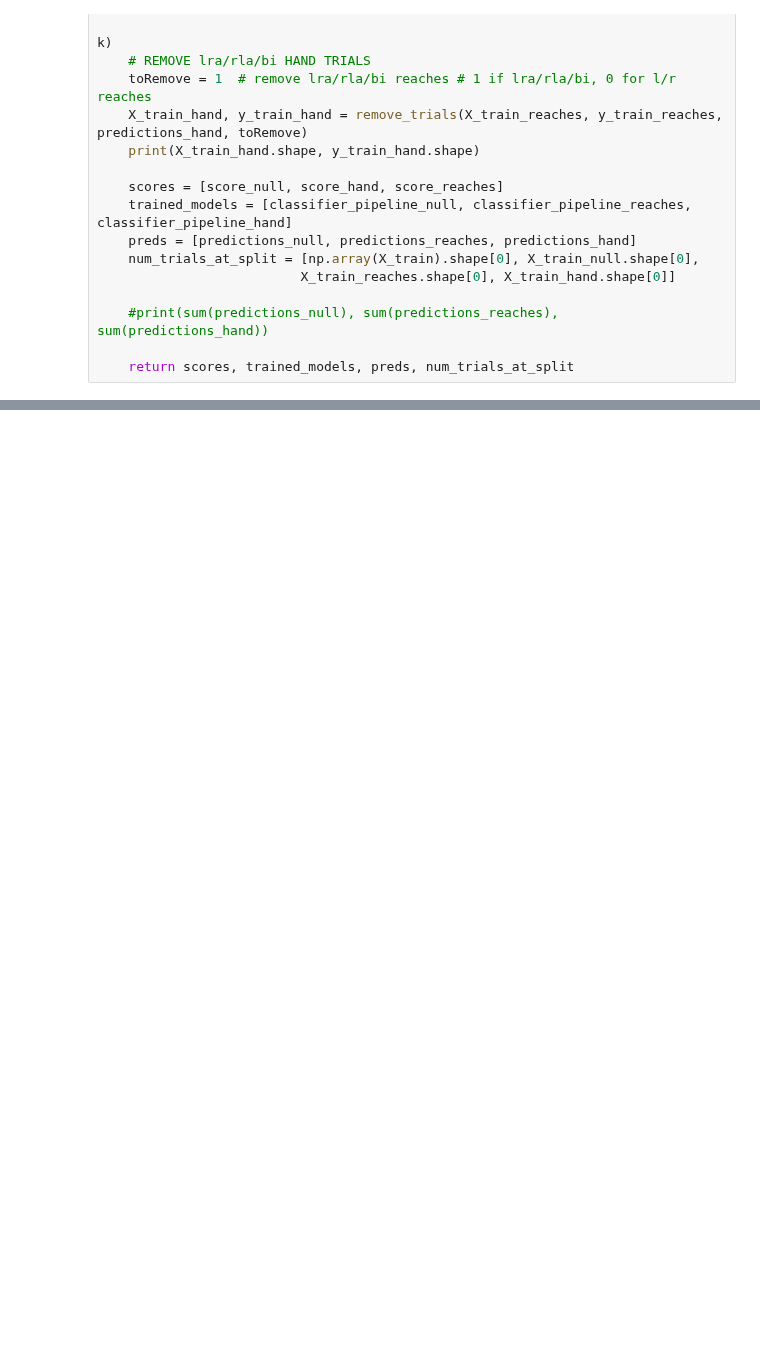
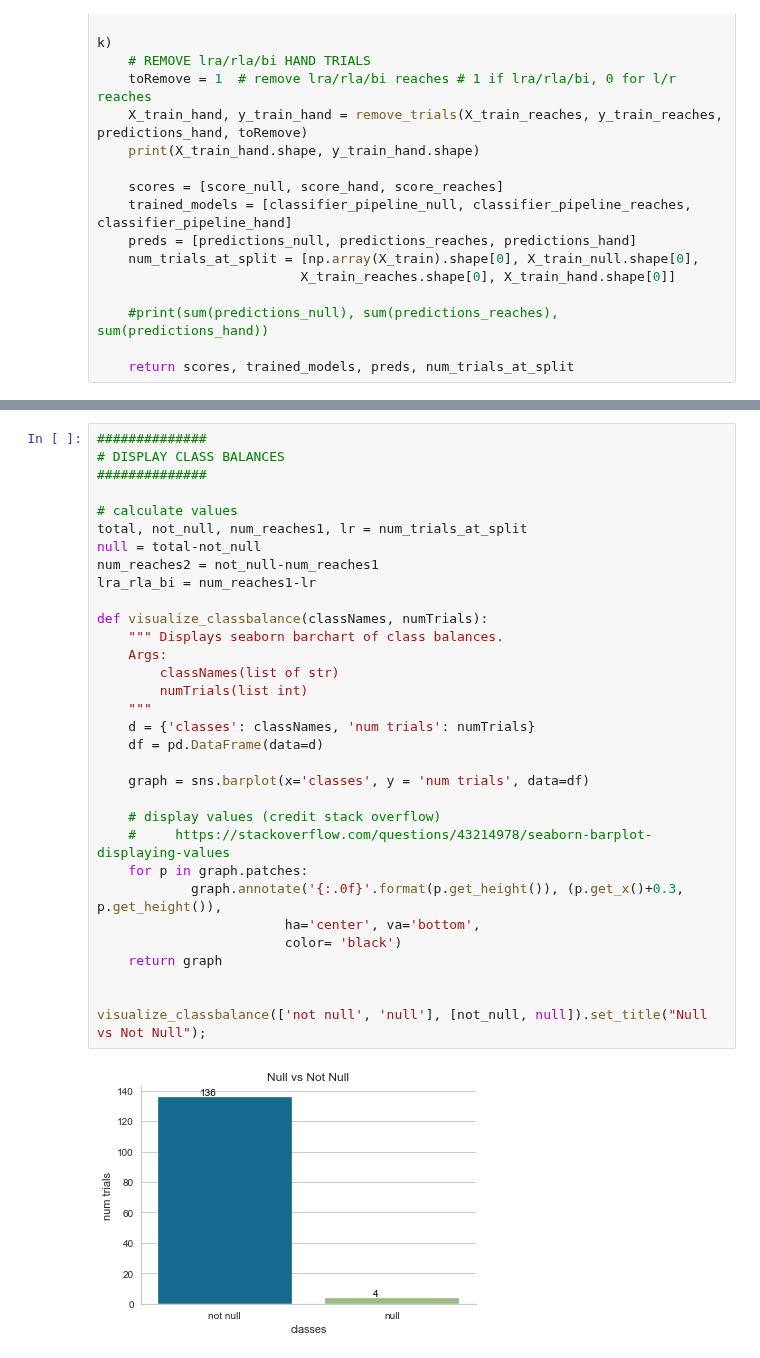
Before and after one commit to BouchardLab/ReachMaster, a Jupyter notebook: software/ReachSplitter/Trial_Classification_Workflow-classification-visualization_15.ipynb, the cells around one changed output, grey strips where cells are left out. Drawn from its saved outputs; the diff is of its cells as text; blank space fills up the shorter version.

Commit message:
ipynb for class balances and dendrogram:)

```diff
--- a/software/ReachSplitter/Trial_Classification_Workflow-classification-visualization_15.ipynb
+++ b/software/ReachSplitter/Trial_Classification_Workflow-classification-visualization_15.ipynb
@@ -208,3 +208,37 @@ scores, trained_models, preds, num_trials_at_split
          0., 1., 1., 0., 0., 0., 0., 0., 1., 0., 0., 0., 0., 1., 1., 0., 0.,
          1., 0., 0., 0., 0., 0., 1., 0., 0., 0., 1., 0., 1., 1.])],
  [140, 136, 65, 45])
+# %%
+##############
+# DISPLAY CLASS BALANCES
+##############
+
+# calculate values
+total, not_null, num_reaches1, lr = num_trials_at_split
+null = total-not_null
+num_reaches2 = not_null-num_reaches1
+lra_rla_bi = num_reaches1-lr
+
+def visualize_classbalance(classNames, numTrials):
+    """ Displays seaborn barchart of class balances.
+    Args:
+        classNames(list of str)
+        numTrials(list int)
+    """
+    d = {'classes': classNames, 'num trials': numTrials}
+    df = pd.DataFrame(data=d)
+
+    graph = sns.barplot(x='classes', y = 'num trials', data=df)
+
+    # display values (credit stack overflow)
+    #     https://stackoverflow.com/questions/43214978/seaborn-barplot-displaying-values
+    for p in graph.patches:
+            graph.annotate('{:.0f}'.format(p.get_height()), (p.get_x()+0.3, p.get_height()),
+                        ha='center', va='bottom',
+                        color= 'black')
+    return graph
+
+
+visualize_classbalance(['not null', 'null'], [not_null, null]).set_title("Null vs Not Null");
+# %% [output]
+[figure, added]
```
Also changed, not shown: parts of 4 cells of this notebook.
